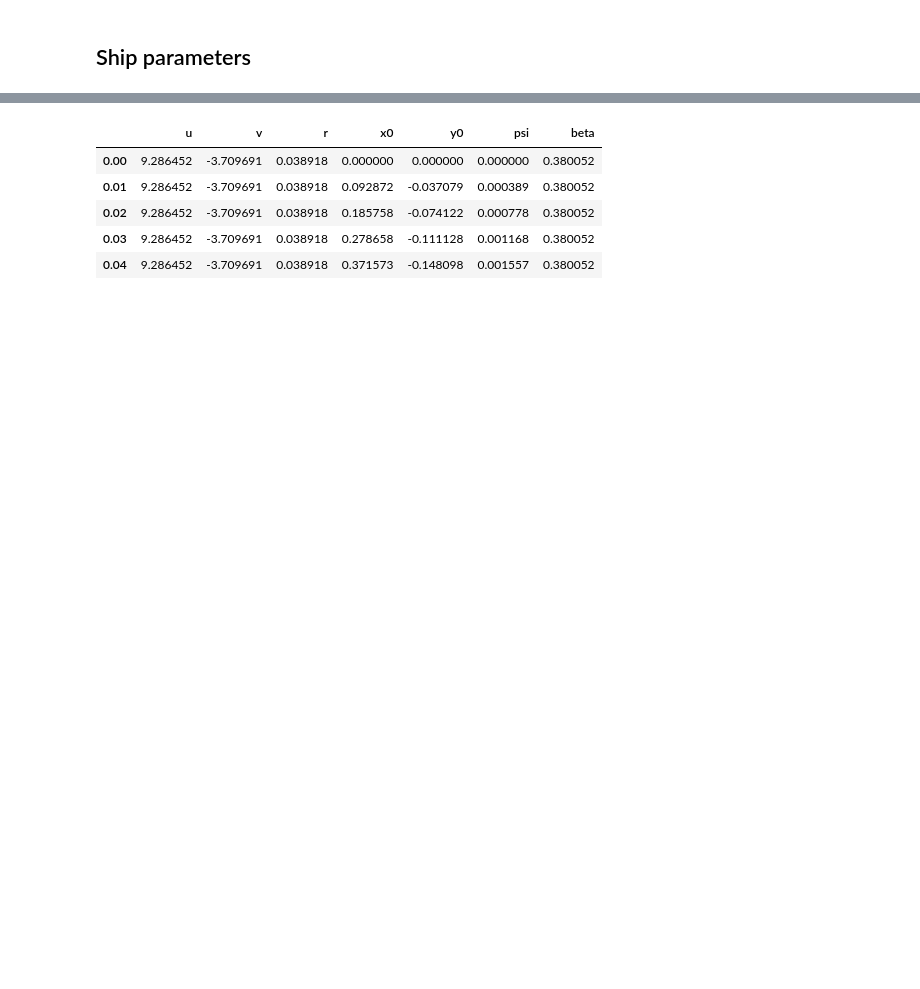
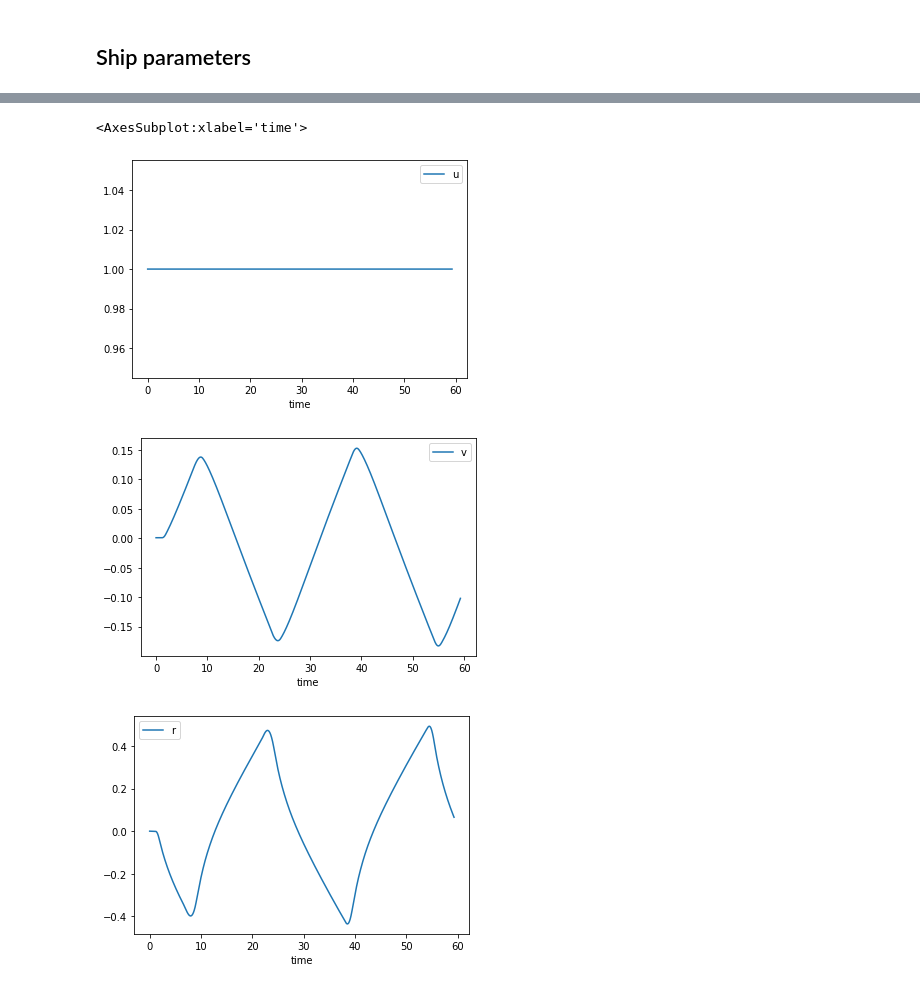
Before and after one commit to martinlarsalbert/VesselManoeuvringModels, a Jupyter notebook: notebooks/06.02_linear_VMM_wPCC_brix.ipynb, the cells around one changed output, grey strips where cells are left out. Drawn from its saved outputs; the diff is of its cells as text; code cells hidden in the pictures; blank space fills up the shorter version.

Commit message:
Run a simulation with the linear VMM and brix coeff for wPCC: 06.02_linear_VMM_wPCC_brix.ipynb

```diff
--- a/notebooks/06.02_linear_VMM_wPCC_brix.ipynb
+++ b/notebooks/06.02_linear_VMM_wPCC_brix.ipynb
@@ -317,8 +133,9 @@ df_ship_parameters
 # %%
-def calculate_prime(row, df_ship_parameters):
-    return run(function=row['brix_lambda'], inputs=df_ship_parameters.loc['value'])
+def calculate_prime(row, ship_parameters):
+    return run(function=row['brix_lambda'], inputs=ship_parameters)
 
 mask = df_parameters['brix_lambda'].notnull()
-df_parameters.loc[mask,'prime'] = df_parameters.loc[mask].apply(calculate_prime, df_ship_parameters=df_ship_parameters, axis=1)
-df_parameters.loc['Ydelta','prime'] = 0.0005  # Just guessing
-df_parameters.loc['Ndelta','prime'] = -df_parameters.loc['Ydelta','prime']/4  # Just guessing
+df_parameters.loc[mask,'prime'] = df_parameters.loc[mask].apply(calculate_prime, ship_parameters=ship_parameters, axis=1)
+df_parameters.loc['Ydelta','prime'] = 0.005  # Just guessing
+df_parameters.loc['Ndelta','prime'] = -df_parameters.loc['Ydelta','prime']/2  # Just guessing
+df_parameters['prime'].fillna(0, inplace=True)
@@ -445 +173,37 @@ solution
+# %%
+df_ = df.copy()
+t = df_.index
+control = df_[['delta']]
+#control = {'delta':0,}
+
+
+parameters = dict(df_parameters['prime'])
+
+df_0 = df_.iloc[0]
+y0 = {
+    'u' : df_0['u'],
+    'v' : df_0['v'],
+    'r' : df_0['r'],
+    'x0' : df_0['x0'],
+    'y0' : df_0['y0'],
+    'psi' : df_0['psi'],
+    }
+
+#solution = model.simulate(y0=y0, t=t, df_parameters=df_parameters, df_ship_parameters=df_ship_parameters, control=control, rtol=1e-3, atol=1e-3)
+solution = model.simulate(y0=y0, t=t, df_parameters=df_parameters, ship_parameters=ship_parameters, control=control)
+
+columns = list(y0.keys())
+df_result_prime = pd.DataFrame(data=solution.y.T, columns=columns)
+df_result_prime.index=t[0:len(df_result_prime)]
+
+#df_result_prime['U'] = np.sqrt(df_result_prime['u']**2 + df_result_prime['v']**2)
+
+df_result_prime.plot(y='u')
+df_result_prime.plot(y='v')
+df_result_prime.plot(y='r')
+# %% [output]
+<AxesSubplot:xlabel='time'>
+[figure, added]
+[figure, added]
+[figure, added]
 # %%
@@ -448,11 +214,2 @@ df_result = ps.df_unprime(df=df_result_prime, units=units, U=U)
 df_result['beta'] = -np.arctan2(df_result['v'],df_result['u'])
-# %%
-df_result.head()
-# %% [output]
-|  | u | v | r | x0 | y0 | psi | beta |
-| 0.00 | 9.286452 | -3.709691 | 0.038918 | 0.000000 | 0.000000 | 0.000000 | 0.380052 |
-| 0.01 | 9.286452 | -3.709691 | 0.038918 | 0.092872 | -0.037079 | 0.000389 | 0.380052 |
-| 0.02 | 9.286452 | -3.709691 | 0.038918 | 0.185758 | -0.074122 | 0.000778 | 0.380052 |
-| 0.03 | 9.286452 | -3.709691 | 0.038918 | 0.278658 | -0.111128 | 0.001168 | 0.380052 |
-| 0.04 | 9.286452 | -3.709691 | 0.038918 | 0.371573 | -0.148098 | 0.001557 | 0.380052 |
 # %%
```
Also changed, not shown: parts of 58 cells of this notebook, 2 other files.
